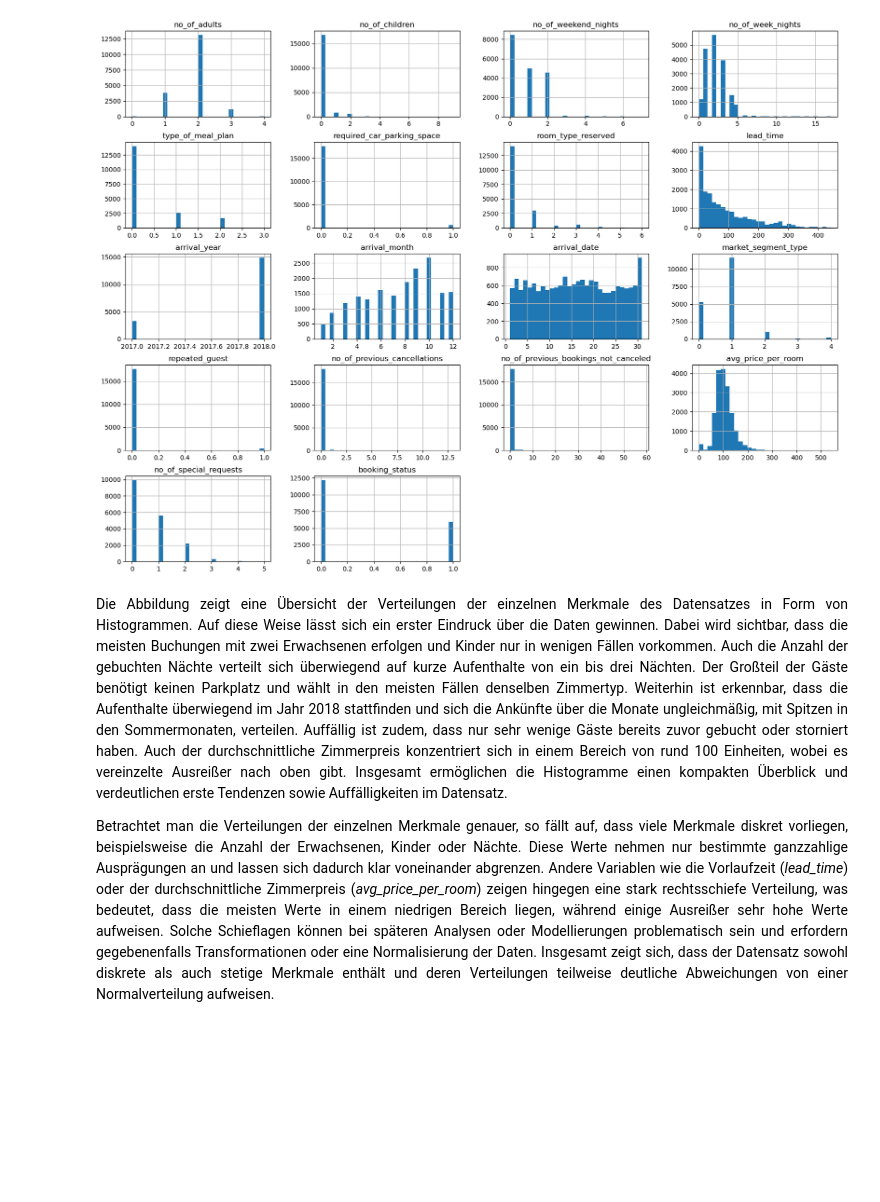
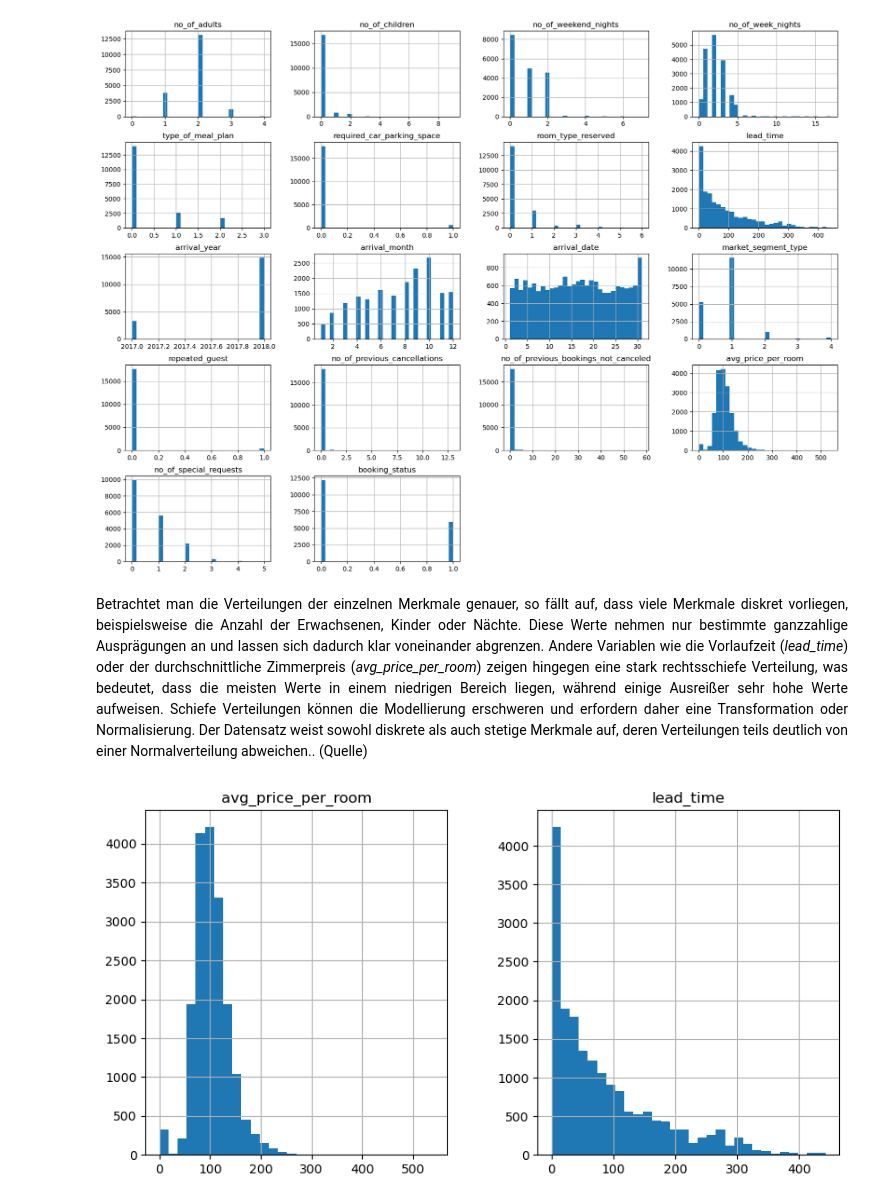
Before and after one commit to tommi-j/hausarbeit-ml, a Jupyter notebook: app.ipynb, the cells around one changed output. Saved outputs shown, nothing was run; the diff lists cells and outputs as text; code cells hidden in the pictures; blank space fills up the shorter version.

```diff
--- a/app.ipynb
+++ b/app.ipynb
@@ -232,10 +236,10 @@ plt.show()
 [figure]
 # %% [markdown]
 <p style="text-align: justify; line-height: 1.5; color: black; font-family: 'Times New Roman', Times, serif;">
-Die Abbildung zeigt eine Übersicht der Verteilungen der einzelnen Merkmale des Datensatzes in Form von Histogrammen. Auf diese Weise lässt sich ein erster Eindruck über die Daten gewinnen. Dabei wird sichtbar, dass die meisten Buchungen mit zwei Erwachsenen erfolgen und Kinder nur in wenigen Fällen vorkommen. Auch die Anzahl der gebuchten Nächte verteilt sich überwiegend auf kurze Aufenthalte von ein bis drei Nächten. Der Großteil der Gäste benötigt keinen Parkplatz und wählt in den meisten Fällen denselben Zimmertyp. Weiterhin ist erkennbar, dass die Aufenthalte überwiegend im Jahr 2018 stattfinden und sich die Ankünfte über die Monate ungleichmäßig, mit Spitzen in den Sommermonaten, verteilen. Auffällig ist zudem, dass nur sehr wenige Gäste bereits zuvor gebucht oder storniert haben. Auch der durchschnittliche Zimmerpreis konzentriert sich in einem Bereich von rund 100 Einheiten, wobei es vereinzelte Ausreißer nach oben gibt. Insgesamt ermöglichen die Histogramme einen kompakten Überblick und verdeutlichen erste Tendenzen sowie Auffälligkeiten im Datensatz.
+Betrachtet man die Verteilungen der einzelnen Merkmale genauer, so fällt auf, dass viele Merkmale diskret vorliegen, beispielsweise die Anzahl der Erwachsenen, Kinder oder Nächte. Diese Werte nehmen nur bestimmte ganzzahlige Ausprägungen an und lassen sich dadurch klar voneinander abgrenzen. Andere Variablen wie die Vorlaufzeit (<i>lead_time</i>) oder der durchschnittliche Zimmerpreis (<i>avg_price_per_room</i>) zeigen hingegen eine stark rechtsschiefe Verteilung, was bedeutet, dass die meisten Werte in einem niedrigen Bereich liegen, während einige Ausreißer sehr hohe Werte aufweisen. Schiefe Verteilungen können die Modellierung erschweren und erfordern daher eine Transformation oder Normalisierung. Der Datensatz weist sowohl diskrete als auch stetige Merkmale auf, deren Verteilungen teils deutlich von einer Normalverteilung abweichen.. (Quelle)
 </p>
-
-
-<p style="text-align: justify; line-height: 1.5; color: black; font-family: 'Times New Roman', Times, serif;">
-Betrachtet man die Verteilungen der einzelnen Merkmale genauer, so fällt auf, dass viele Merkmale diskret vorliegen, beispielsweise die Anzahl der Erwachsenen, Kinder oder Nächte. Diese Werte nehmen nur bestimmte ganzzahlige Ausprägungen an und lassen sich dadurch klar voneinander abgrenzen. Andere Variablen wie die Vorlaufzeit (<i>lead_time</i>) oder der durchschnittliche Zimmerpreis (<i>avg_price_per_room</i>) zeigen hingegen eine stark rechtsschiefe Verteilung, was bedeutet, dass die meisten Werte in einem niedrigen Bereich liegen, während einige Ausreißer sehr hohe Werte aufweisen. Solche Schieflagen können bei späteren Analysen oder Modellierungen problematisch sein und erfordern gegebenenfalls Transformationen oder eine Normalisierung der Daten. Insgesamt zeigt sich, dass der Datensatz sowohl diskrete als auch stetige Merkmale enthält und deren Verteilungen teilweise deutliche Abweichungen von einer Normalverteilung aufweisen.
-</p>
+# %%
+df_train[["avg_price_per_room", "lead_time"]].hist(bins=30, figsize=(10, 5))
+plt.show()
+# %% [output]
+[figure, added]
```
Also changed, not shown: parts of 4 cells of this notebook.
